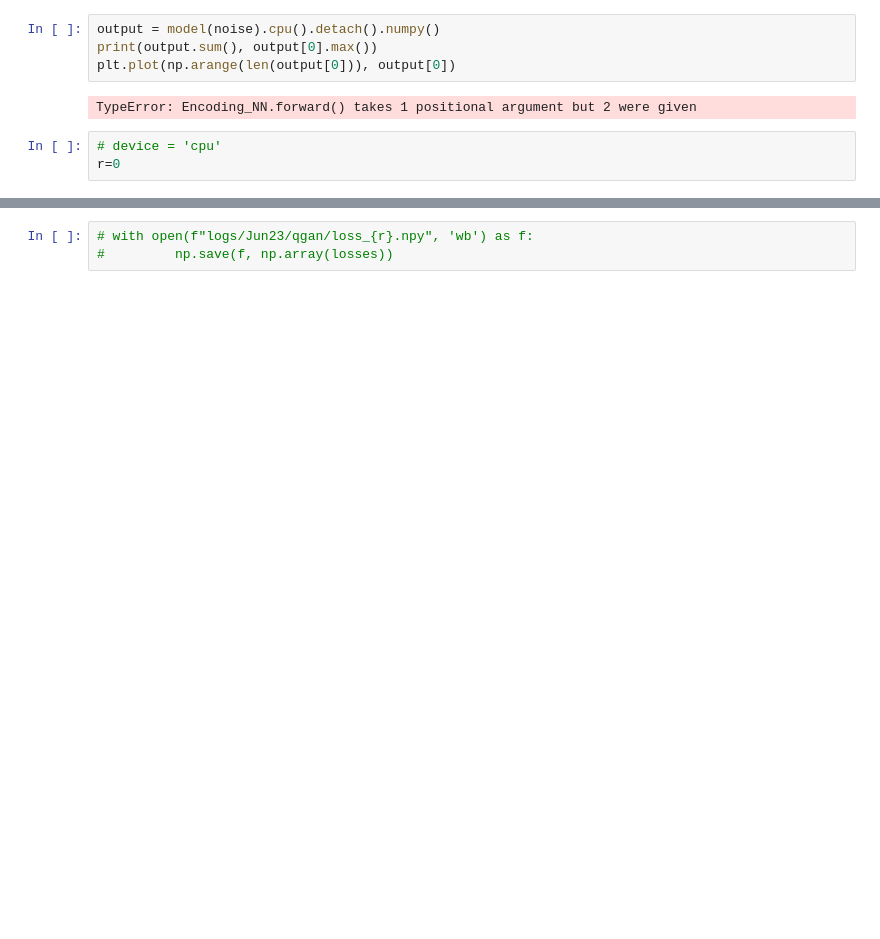
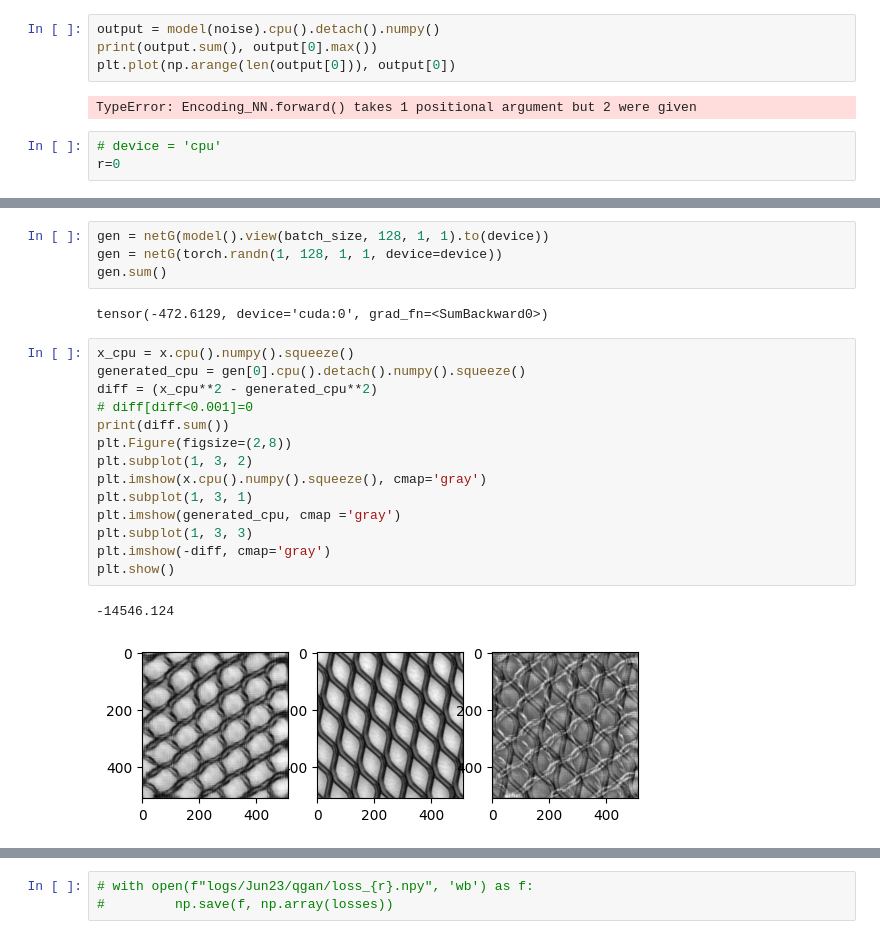
Before and after one commit to Suresh-inbit/Deep_learning, a Jupyter notebook: train_qgan.ipynb, the cells around one changed output, grey strips where cells are left out. Saved outputs shown, nothing was run; the diff lists cells and outputs as text; blank space fills up the shorter version.

```diff
--- a/train_qgan.ipynb
+++ b/train_qgan.ipynb
@@ -407,0 +412,23 @@ Time taken in minutes: 2.0297642787297567
+# %%
+gen = netG(model().view(batch_size, 128, 1, 1).to(device))
+gen = netG(torch.randn(1, 128, 1, 1, device=device))
+gen.sum()
+# %% [output]
+tensor(-472.6129, device='cuda:0', grad_fn=<SumBackward0>)
+# %%
+x_cpu = x.cpu().numpy().squeeze()
+generated_cpu = gen[0].cpu().detach().numpy().squeeze()
+diff = (x_cpu**2 - generated_cpu**2)
+# diff[diff<0.001]=0
+print(diff.sum())
+plt.Figure(figsize=(2,8))
+plt.subplot(1, 3, 2)
+plt.imshow(x.cpu().numpy().squeeze(), cmap='gray')
+plt.subplot(1, 3, 1)
+plt.imshow(generated_cpu, cmap ='gray')
+plt.subplot(1, 3, 3)
+plt.imshow(-diff, cmap='gray')
+plt.show()
+# %% [output]
+-14546.124
+[figure, added]
```
Also changed, not shown: parts of 19 cells of this notebook, 9 other files.
